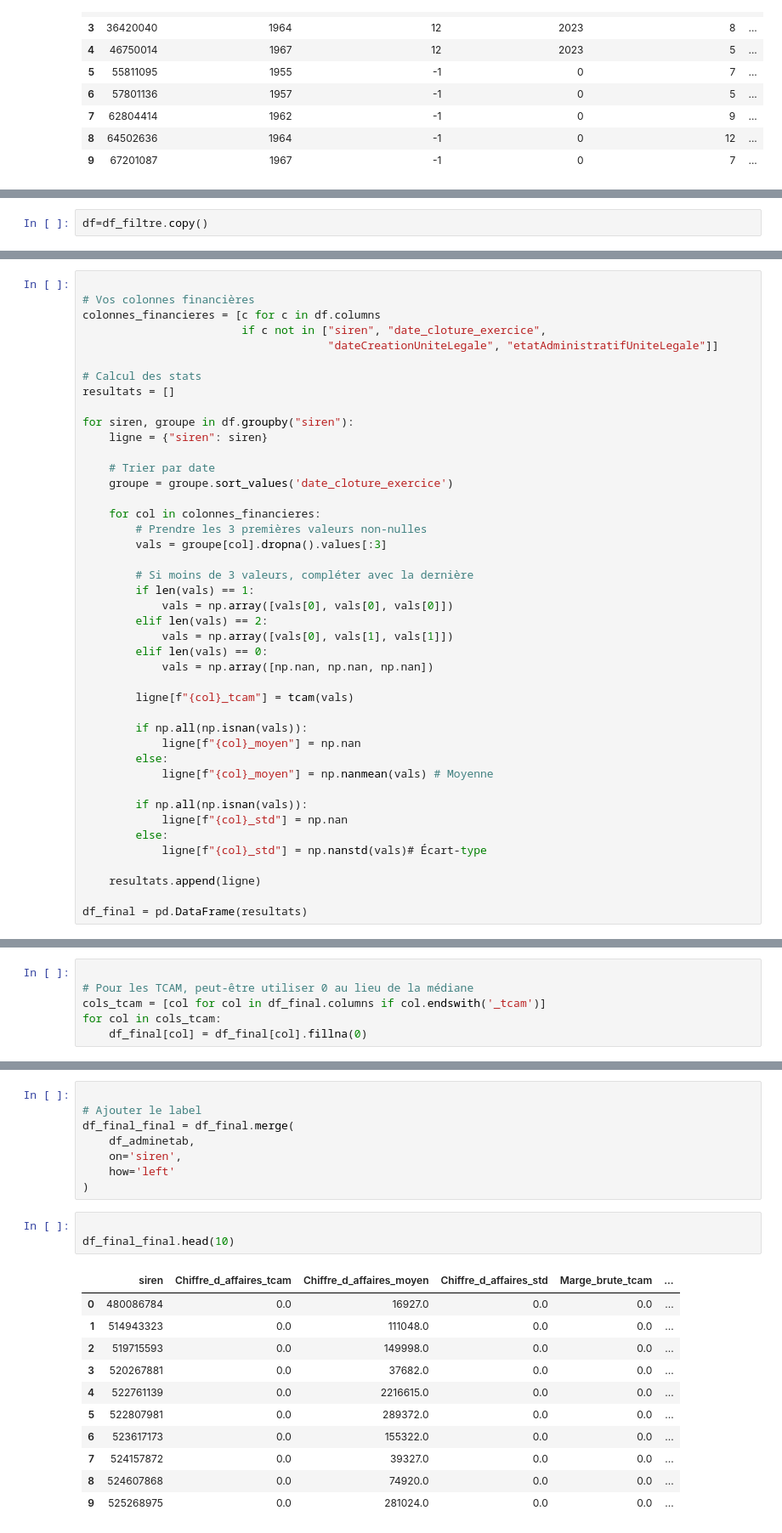
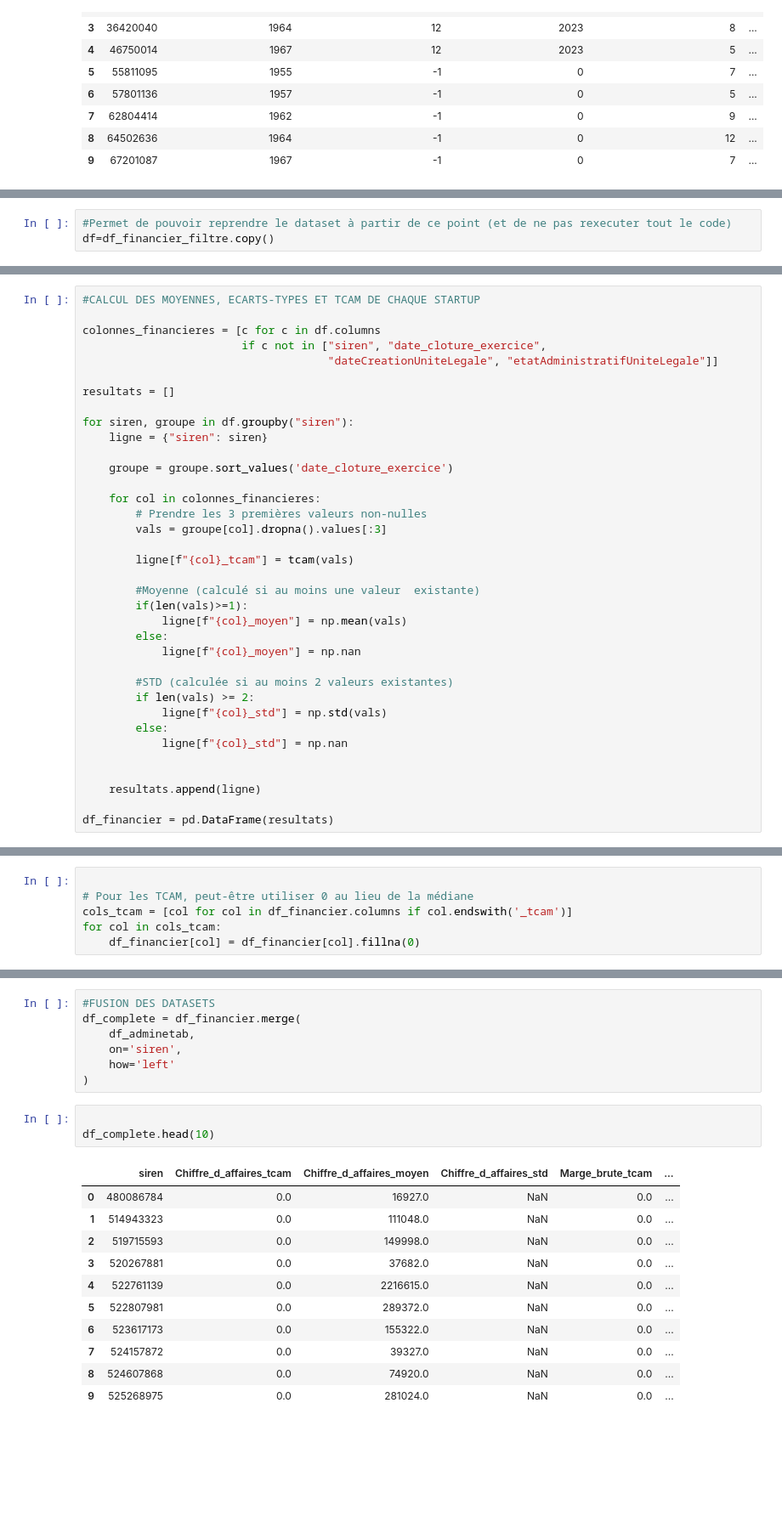
Before and after one commit to elizabeth-wolfsohn/startup_survival_prediction, a Jupyter notebook: data_preparation.ipynb, the cells around one changed output, grey strips where cells are left out. Shown at 85% size. Cells and saved outputs as stored; diff of their text form; blank space fills up the shorter version.

Commit message:
correction calcul tcam, mean, std + code plus propre

```diff
--- a/data_preparation.ipynb
+++ b/data_preparation.ipynb
@@ -898,7 +828,8 @@ dtype: float64
 | 77783 | 525268975 | 2012 | 281024 | 95221 | 34381 | 33058 | 26871 | ... |
 10 rows × 23 columns
 # %%
-df=df_filtre.copy()
+#Permet de pouvoir reprendre le dataset à partir de ce point (et de ne pas rexecuter tout le code)
+df=df_financier_filtre.copy()
 # %%
 
 #Taux de croissance annuel moyen (TCAM)
@@ -937,46 +861,39 @@ def tcam(vals):
     except:
         return np.nan
 # %%
+#CALCUL DES MOYENNES, ECARTS-TYPES ET TCAM DE CHAQUE STARTUP
 
-# Vos colonnes financières
 colonnes_financieres = [c for c in df.columns
                         if c not in ["siren", "date_cloture_exercice",
                                      "dateCreationUniteLegale", "etatAdministratifUniteLegale"]]
 
-# Calcul des stats
 resultats = []
 
 for siren, groupe in df.groupby("siren"):
     ligne = {"siren": siren}
 
-    # Trier par date
     groupe = groupe.sort_values('date_cloture_exercice')
 
     for col in colonnes_financieres:
         # Prendre les 3 premières valeurs non-nulles
         vals = groupe[col].dropna().values[:3]
 
-        # Si moins de 3 valeurs, compléter avec la dernière
-        if len(vals) == 1:
-            vals = np.array([vals[0], vals[0], vals[0]])
-        elif len(vals) == 2:
-            vals = np.array([vals[0], vals[1], vals[1]])
-        elif len(vals) == 0:
-            vals = np.array([np.nan, np.nan, np.nan])
-
         ligne[f"{col}_tcam"] = tcam(vals)
 
-        if np.all(np.isnan(vals)):
+        #Moyenne (calculé si au moins une valeur  existante)
+        if(len(vals)>=1):
+            ligne[f"{col}_moyen"] = np.mean(vals)
+        else:
             ligne[f"{col}_moyen"] = np.nan
+
+        #STD (calculée si au moins 2 valeurs existantes)
+        if len(vals) >= 2:
+            ligne[f"{col}_std"] = np.std(vals)
         else:
-            ligne[f"{col}_moyen"] = np.nanmean(vals) # Moyenne
+            ligne[f"{col}_std"] = np.nan
 
-        if np.all(np.isnan(vals)):
-            ligne[f"{col}_std"] = np.nan
-        else:
-            ligne[f"{col}_std"] = np.nanstd(vals)# Écart-type
 
     resultats.append(ligne)
 
-df_final = pd.DataFrame(resultats)
+df_financier = pd.DataFrame(resultats)
 # %%
@@ -1003,7 +920,7 @@ dtype: int64
 # %%
 
 # Pour les TCAM, peut-être utiliser 0 au lieu de la médiane
-cols_tcam = [col for col in df_final.columns if col.endswith('_tcam')]
+cols_tcam = [col for col in df_financier.columns if col.endswith('_tcam')]
 for col in cols_tcam:
-    df_final[col] = df_final[col].fillna(0)
+    df_financier[col] = df_financier[col].fillna(0)
 # %%
@@ -1028,27 +945,26 @@ Credit_fournisseurs_Jours_std                  5439
 dtype: int64
 # %%
-
-# Ajouter le label
-df_final_final = df_final.merge(
+#FUSION DES DATASETS
+df_complete = df_financier.merge(
     df_adminetab,
     on='siren',
     how='left'
 )
 # %%
 
-df_final_final.head(10)
+df_complete.head(10)
 # %% [output]
 |  | siren | Chiffre_d_affaires_tcam | Chiffre_d_affaires_moyen | Chiffre_d_affaires_std | Marge_brute_tcam | ... |
-| 0 | 480086784 | 0.0 | 16927.0 | 0.0 | 0.0 | ... |
-| 1 | 514943323 | 0.0 | 111048.0 | 0.0 | 0.0 | ... |
-| 2 | 519715593 | 0.0 | 149998.0 | 0.0 | 0.0 | ... |
-| 3 | 520267881 | 0.0 | 37682.0 | 0.0 | 0.0 | ... |
-| 4 | 522761139 | 0.0 | 2216615.0 | 0.0 | 0.0 | ... |
-| 5 | 522807981 | 0.0 | 289372.0 | 0.0 | 0.0 | ... |
-| 6 | 523617173 | 0.0 | 155322.0 | 0.0 | 0.0 | ... |
-| 7 | 524157872 | 0.0 | 39327.0 | 0.0 | 0.0 | ... |
-| 8 | 524607868 | 0.0 | 74920.0 | 0.0 | 0.0 | ... |
-| 9 | 525268975 | 0.0 | 281024.0 | 0.0 | 0.0 | ... |
+| 0 | 480086784 | 0.0 | 16927.0 | NaN | 0.0 | ... |
+| 1 | 514943323 | 0.0 | 111048.0 | NaN | 0.0 | ... |
+| 2 | 519715593 | 0.0 | 149998.0 | NaN | 0.0 | ... |
+| 3 | 520267881 | 0.0 | 37682.0 | NaN | 0.0 | ... |
+| 4 | 522761139 | 0.0 | 2216615.0 | NaN | 0.0 | ... |
+| 5 | 522807981 | 0.0 | 289372.0 | NaN | 0.0 | ... |
+| 6 | 523617173 | 0.0 | 155322.0 | NaN | 0.0 | ... |
+| 7 | 524157872 | 0.0 | 39327.0 | NaN | 0.0 | ... |
+| 8 | 524607868 | 0.0 | 74920.0 | NaN | 0.0 | ... |
+| 9 | 525268975 | 0.0 | 281024.0 | NaN | 0.0 | ... |
 10 rows × 70 columns
 # %%
 #REARRANGER LES COLONNES
```
Also changed, not shown: parts of 65 cells of this notebook, 5 other files.
